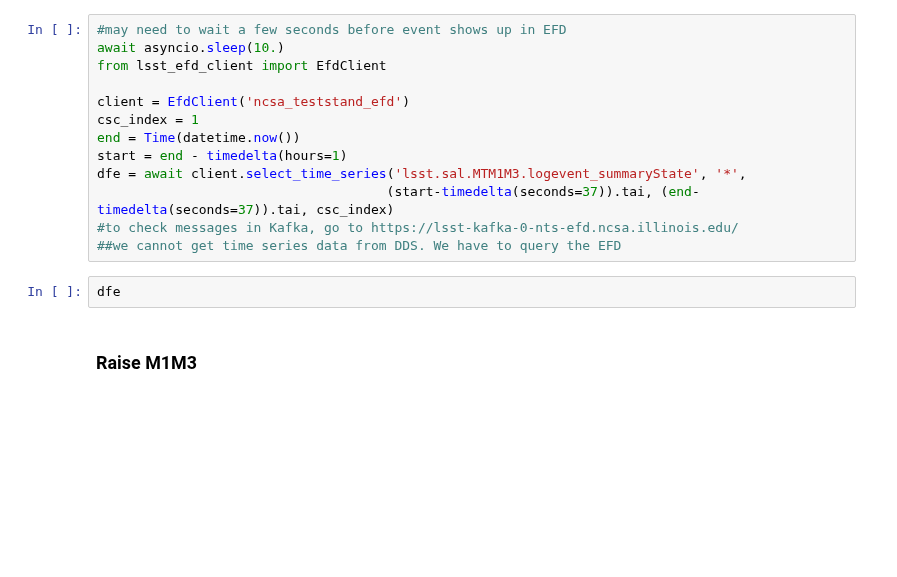
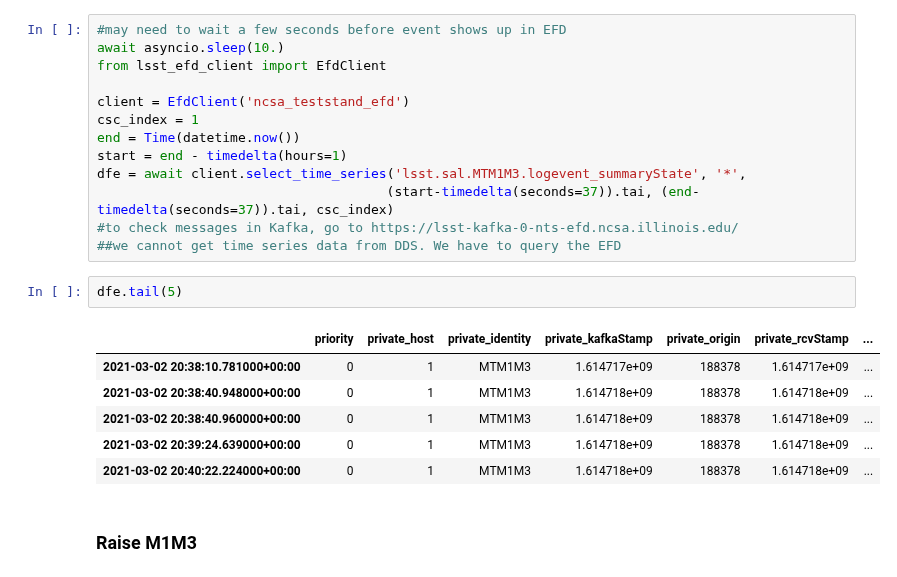
Before and after one commit to lsst-ts/ts_notebooks, a Jupyter notebook: bxin/ptg2m1m3/m1m3_diagnostic.ipynb, the cells around one changed output. Drawn from its saved outputs; the diff is of its cells as text; blank space fills up the shorter version.

```diff
--- a/bxin/ptg2m1m3/m1m3_diagnostic.ipynb
+++ b/bxin/ptg2m1m3/m1m3_diagnostic.ipynb
@@ -81,7 +137,14 @@ dfe = await client.select_time_series('lsst.sal.MTM1M3.logevent_summaryState', '
 #to check messages in Kafka, go to https://lsst-kafka-0-nts-efd.ncsa.illinois.edu/
 ##we cannot get time series data from DDS. We have to query the EFD
 # %%
-dfe
+dfe.tail(5)
+# %% [output]
+|  | priority | private_host | private_identity | private_kafkaStamp | private_origin | private_rcvStamp | ... |
+| 2021-03-02 20:38:10.781000+00:00 | 0 | 1 | MTM1M3 | 1.614717e+09 | 188378 | 1.614717e+09 | ... |
+| 2021-03-02 20:38:40.948000+00:00 | 0 | 1 | MTM1M3 | 1.614718e+09 | 188378 | 1.614718e+09 | ... |
+| 2021-03-02 20:38:40.960000+00:00 | 0 | 1 | MTM1M3 | 1.614718e+09 | 188378 | 1.614718e+09 | ... |
+| 2021-03-02 20:39:24.639000+00:00 | 0 | 1 | MTM1M3 | 1.614718e+09 | 188378 | 1.614718e+09 | ... |
+| 2021-03-02 20:40:22.224000+00:00 | 0 | 1 | MTM1M3 | 1.614718e+09 | 188378 | 1.614718e+09 | ... |
 # %% [markdown]
 ### Raise M1M3
 # %%
```
Also changed, not shown: parts of 51 cells of this notebook.
